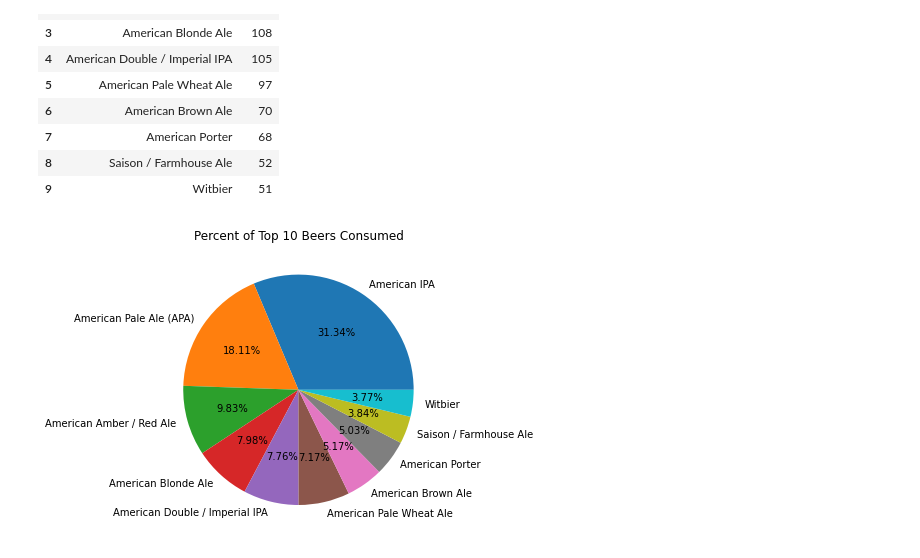
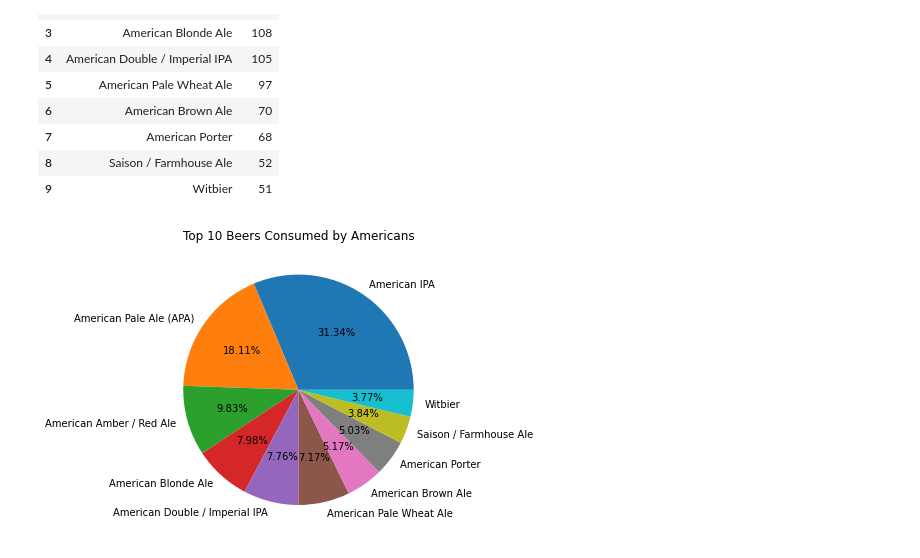
Before and after one commit to matheus-g-a/PROJECT1, a Jupyter notebook: Beer_CSV_Data_Kaggle.ipynb, the cells around one changed output. Drawn from its saved outputs; the diff is of its cells as text; code cells hidden in the pictures.

```diff
--- a/Beer_CSV_Data_Kaggle.ipynb
+++ b/Beer_CSV_Data_Kaggle.ipynb
@@ -34,15 +34,16 @@ top_beers.head(10)
 | 8 | Saison / Farmhouse Ale | 52 |
 | 9 | Witbier | 51 |
 # %%
-top10_beers = top_beers.head(10)
+top_10_beers = top_beers.head(10)
 
 fig = plt.figure()
 ax = fig.add_axes([0,0,1,1])
 ax.axis('equal')
-labels = top10_beers['Beers']
-totals = top10_beers['Total']
+labels = top_10_beers['Beers']
+totals = top_10_beers['Total']
 ax.pie(totals, labels = labels, autopct='%1.2f%%')
-plt.title('Percent of Top 10 Beers Consumed')
+plt.title('Top 10 Beers Consumed by Americans')
+plt.savefig('Top10.png', bbox_inches='tight')
 plt.show()
 # %% [output]
-[figure, old version]
+[figure, new version]
```
Also changed, not shown: 5 other files.
